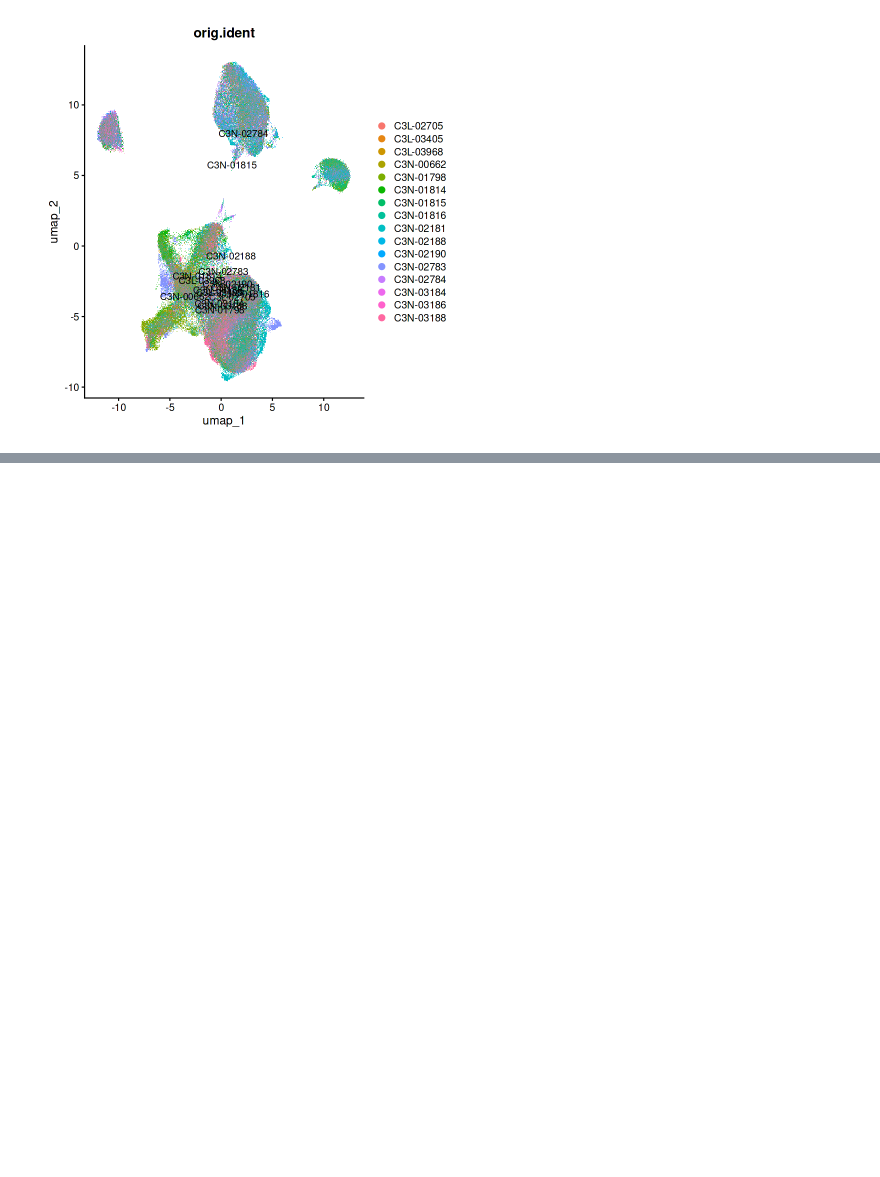
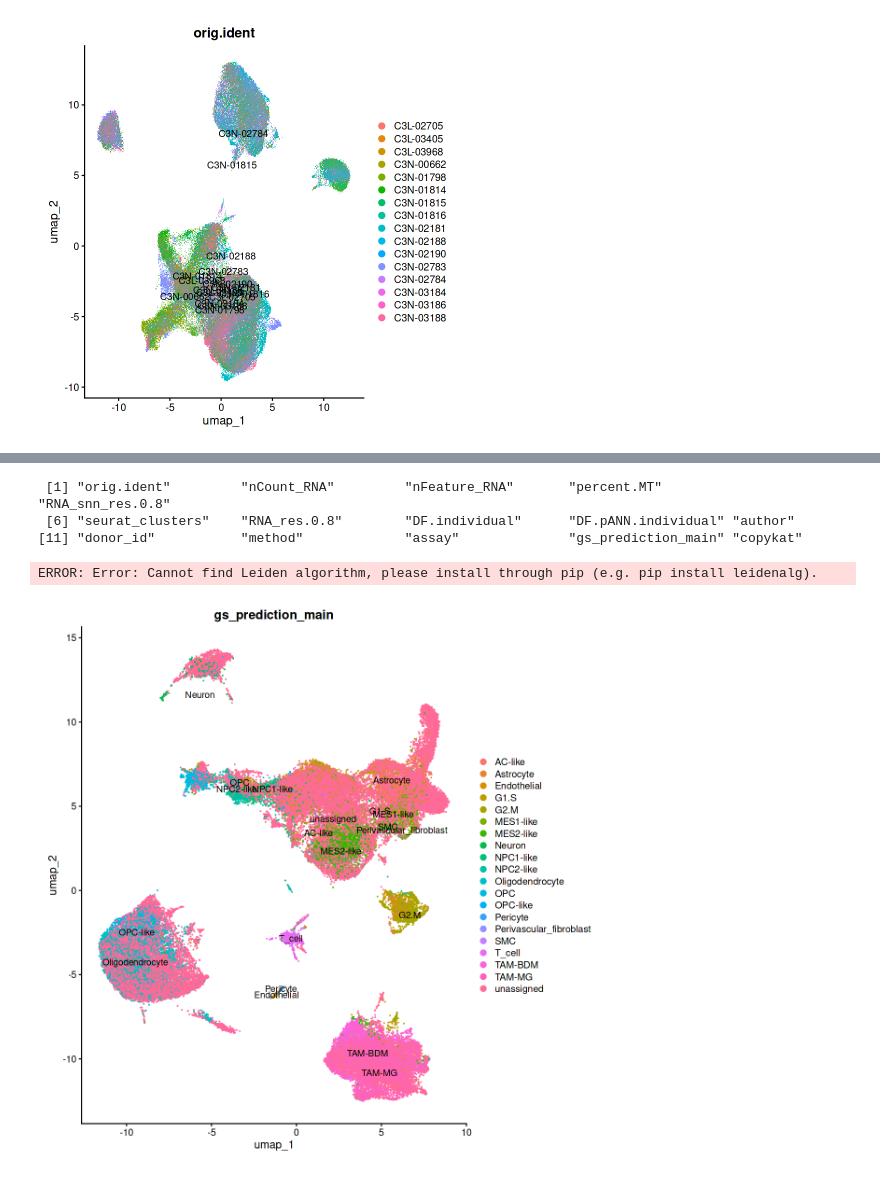
Before and after one commit to JiehoonKwak/crisprscreen, a Jupyter notebook: notebooks/cptac/preprocessR.ipynb, the cells around one changed output, grey strips where cells are left out. Drawn from its saved outputs; the diff is of its cells as text; code cells hidden in the pictures; blank space fills up the shorter version.

Commit message:
azimuth

```diff
--- a/notebooks/cptac/preprocessR.ipynb
+++ b/notebooks/cptac/preprocessR.ipynb
@@ -403,0 +396,3 @@ Active assay: RNA (39817 features, 2000 variable features)
+# %%
+ref <- readRDS(here("data/gbmap/azimuth_core_GBmap.rds"))
+obj <- RunAzimuth(obj, reference = ref, annotation.levels = c('annotation_level_3', 'annotation_level_4'))
@@ -403,0 +405,2 @@ Active assay: RNA (39817 features, 2000 variable features)
+# %%
+copykat <- read_csv(here('output/copykat_tnl.csv')) |> select(-1) %>% column_to_rownames(var = names(.)[1])
@@ -403,0 +417,13 @@ Active assay: RNA (39817 features, 2000 variable features)
+# %%
+obj <- AddMetaData(obj, copykat, col.name = "copykat")
+# %%
+names(obj[[]])
+# %% [output]
+ [1] "orig.ident"         "nCount_RNA"         "nFeature_RNA"       "percent.MT"         "RNA_snn_res.0.8"
+ [6] "seurat_clusters"    "RNA_res.0.8"        "DF.individual"      "DF.pANN.individual" "author"
+[11] "donor_id"           "method"             "assay"              "gs_prediction_main" "copykat"
+# %%
+
+FindClusters(obj, resolution = 1.0)
+# %% [output]
+ERROR: Error: Cannot find Leiden algorithm, please install through pip (e.g. pip install leidenalg).
@@ -403,0 +432,5 @@ Active assay: RNA (39817 features, 2000 variable features)
+# %%
+options(repr.plot.height = 10, repr.plot.width = 10)
+DimPlot(obj, group.by = "gs_prediction_main", label = TRUE)
+# %% [output]
+[figure, added]
```
Also changed, not shown: parts of 8 cells of this notebook, 1 other file.
